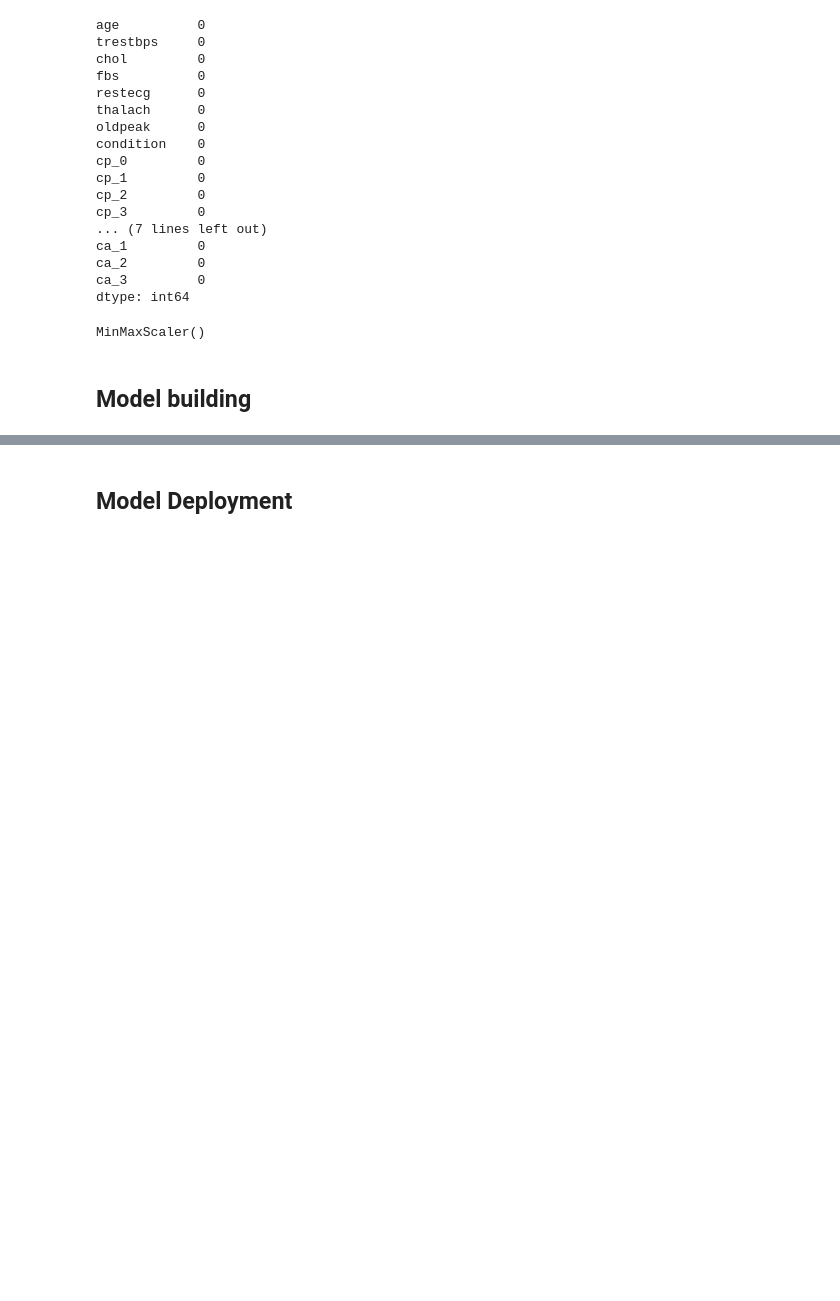
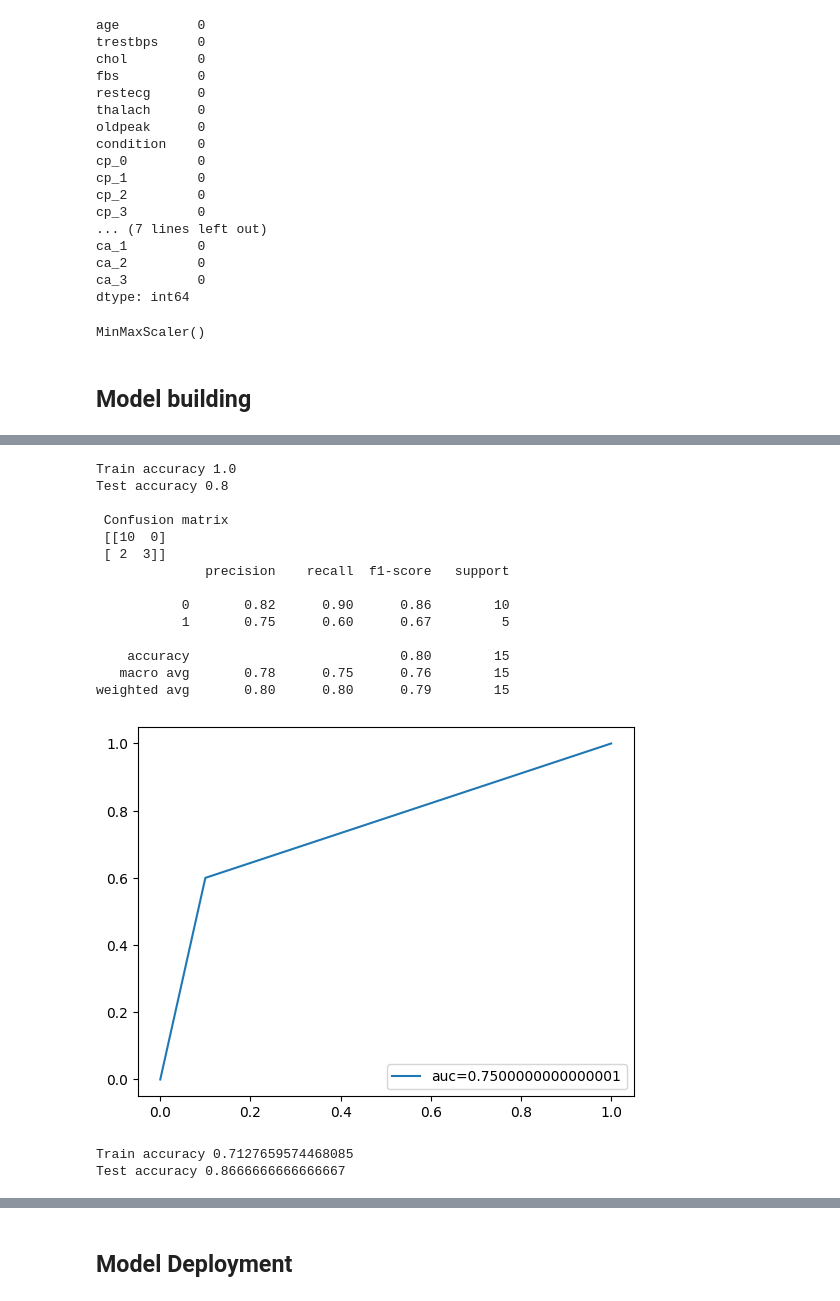
Before and after one commit to vishgm/PD-Bootcamp-ProblemStatement-1, a Jupyter notebook: jupy-notebooks/Rnd_Problem_statement_1.ipynb, the cells around one changed output, grey strips where cells are left out. Cells and saved outputs as stored; diff of their text form; code cells hidden in the pictures; blank space fills up the shorter version.

```diff
--- a/jupy-notebooks/Rnd_Problem_statement_1.ipynb
+++ b/jupy-notebooks/Rnd_Problem_statement_1.ipynb
@@ -523,0 +751,48 @@ pd.cut(df['thalach'], [0,150,200])
+# %%
+rf_model = RandomForestClassifier()
+rf_model_fit = rf_model.fit(X_train, y_train)
+
+
+rf_train_pred = rf_model.predict(X_train)
+rf_test_pred = rf_model.predict(X_test)
+
+print("Train accuracy", accuracy_score(y_train, rf_train_pred))
+print("Test accuracy", accuracy_score(y_test, rf_test_pred))
+print("\n Confusion matrix \n",confusion_matrix(y_test,test_pred))
+print(classification_report(y_test, rf_test_pred))
+
+
+y_pred_proba = rf_model.predict(X_test)
+fpr, tpr, _ = metrics.roc_curve(y_test,  y_pred_proba)
+auc = metrics.roc_auc_score(y_test, y_pred_proba)
+plt.plot(fpr,tpr,label="auc="+str(auc))
+plt.legend(loc=4)
+plt.show()
+# %% [output]
+Train accuracy 1.0
+Test accuracy 0.8
+
+ Confusion matrix
+ [[10  0]
+ [ 2  3]]
+              precision    recall  f1-score   support
+
+           0       0.82      0.90      0.86        10
+           1       0.75      0.60      0.67         5
+
+    accuracy                           0.80        15
+   macro avg       0.78      0.75      0.76        15
+weighted avg       0.80      0.80      0.79        15
+[figure, added]
+# %%
+# KNN
+
+from sklearn.neighbors import KNeighborsClassifier
+knn = KNeighborsClassifier(n_neighbors=5)
+knn.fit(X_train, y_train)
+y_pred = knn.fit(X_test, y_test)
+print("Train accuracy", knn.score(X_train, y_train))
+print("Test accuracy", knn.score(X_test, y_test))
+# %% [output]
+Train accuracy 0.7127659574468085
+Test accuracy 0.8666666666666667
```
Also changed, not shown: parts of 25 cells of this notebook, 2 other files.
